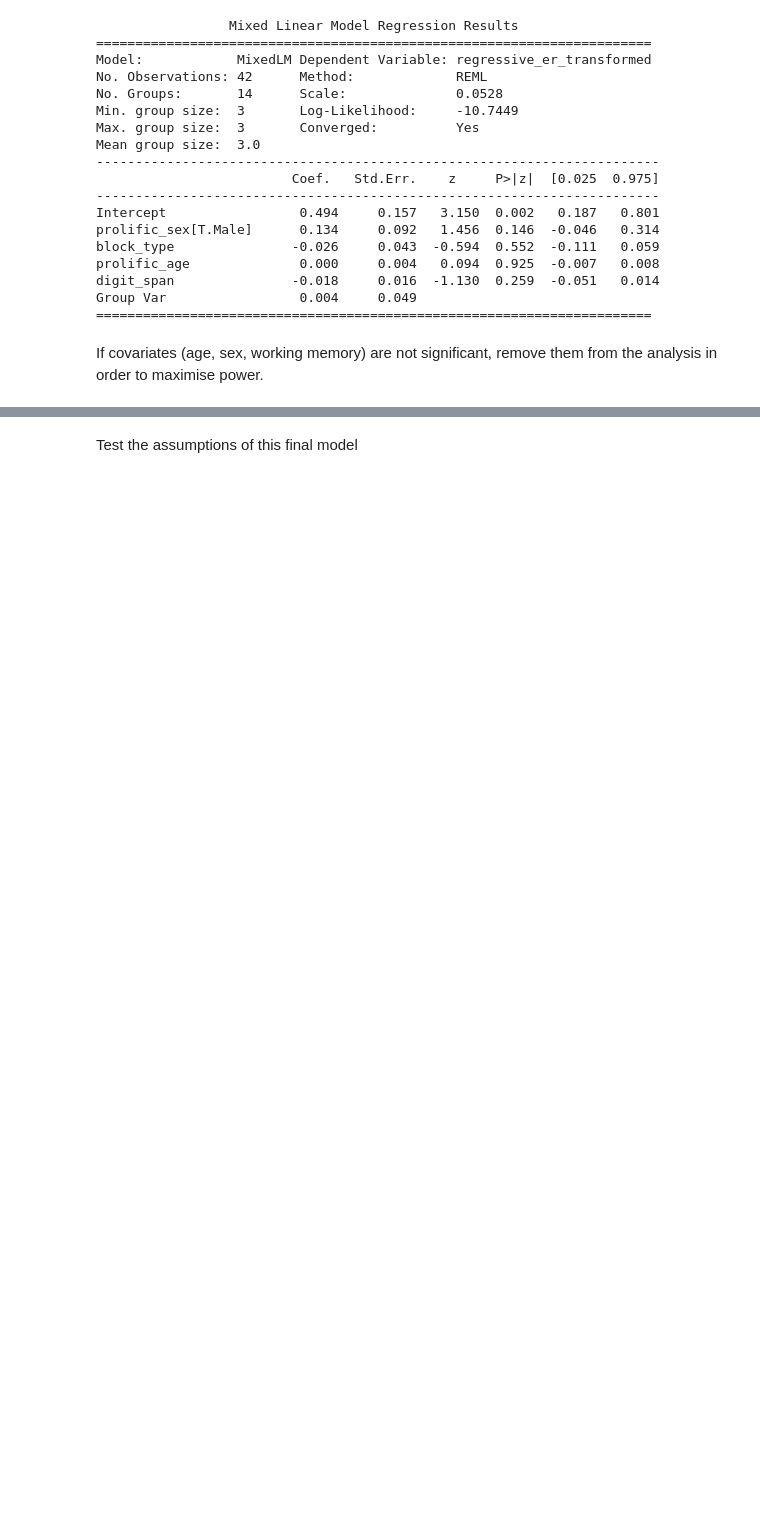
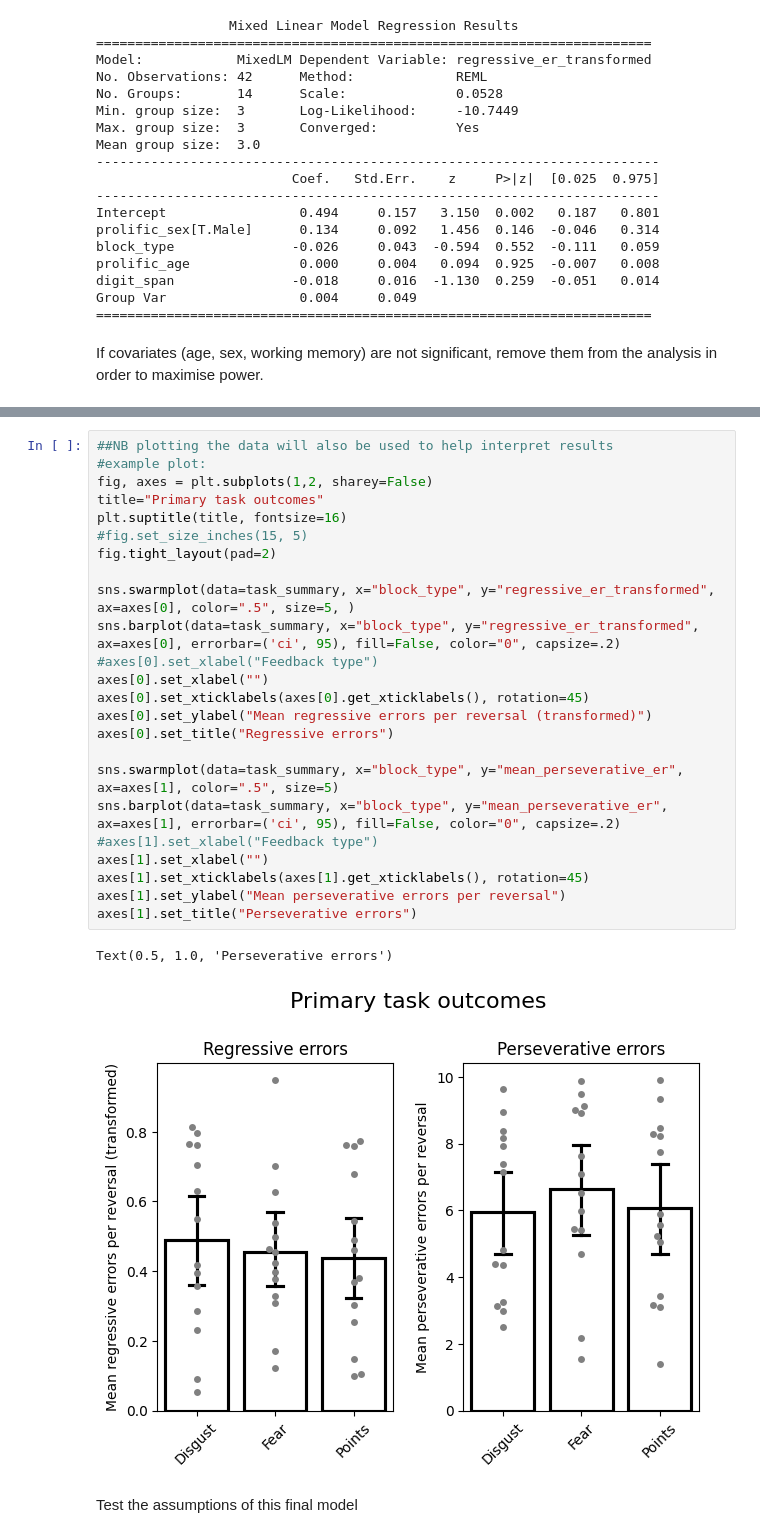
Before and after one commit to emilybagley/disgust_reversal_learning-RR, a Jupyter notebook: 2_task_modelfree_analysis.ipynb, the cells around one changed output, grey strips where cells are left out. Drawn from its saved outputs; the diff is of its cells as text; blank space fills up the shorter version.

```diff
--- a/2_task_modelfree_analysis.ipynb
+++ b/2_task_modelfree_analysis.ipynb
@@ -245,3 +405,30 @@ annotator.apply_and_annotate()
+# %%
+##NB plotting the data will also be used to help interpret results
+#example plot:
+fig, axes = plt.subplots(1,2, sharey=False)
+title="Primary task outcomes"
+plt.suptitle(title, fontsize=16)
+#fig.set_size_inches(15, 5)
+fig.tight_layout(pad=2)
+
+sns.swarmplot(data=task_summary, x="block_type", y="regressive_er_transformed", ax=axes[0], color=".5", size=5, )
+sns.barplot(data=task_summary, x="block_type", y="regressive_er_transformed", ax=axes[0], errorbar=('ci', 95), fill=False, color="0", capsize=.2)
+#axes[0].set_xlabel("Feedback type")
+axes[0].set_xlabel("")
+axes[0].set_xticklabels(axes[0].get_xticklabels(), rotation=45)
+axes[0].set_ylabel("Mean regressive errors per reversal (transformed)")
+axes[0].set_title("Regressive errors")
+
+sns.swarmplot(data=task_summary, x="block_type", y="mean_perseverative_er", ax=axes[1], color=".5", size=5)
+sns.barplot(data=task_summary, x="block_type", y="mean_perseverative_er", ax=axes[1], errorbar=('ci', 95), fill=False, color="0", capsize=.2)
+#axes[1].set_xlabel("Feedback type")
+axes[1].set_xlabel("")
+axes[1].set_xticklabels(axes[1].get_xticklabels(), rotation=45)
+axes[1].set_ylabel("Mean perseverative errors per reversal")
+axes[1].set_title("Perseverative errors")
+# %% [output]
+Text(0.5, 1.0, 'Perseverative errors')
+[figure, added]
 # %% [markdown]
 Test the assumptions of this final model
 # %%
```
Also changed, not shown: parts of 79 cells of this notebook, 7 other files.
